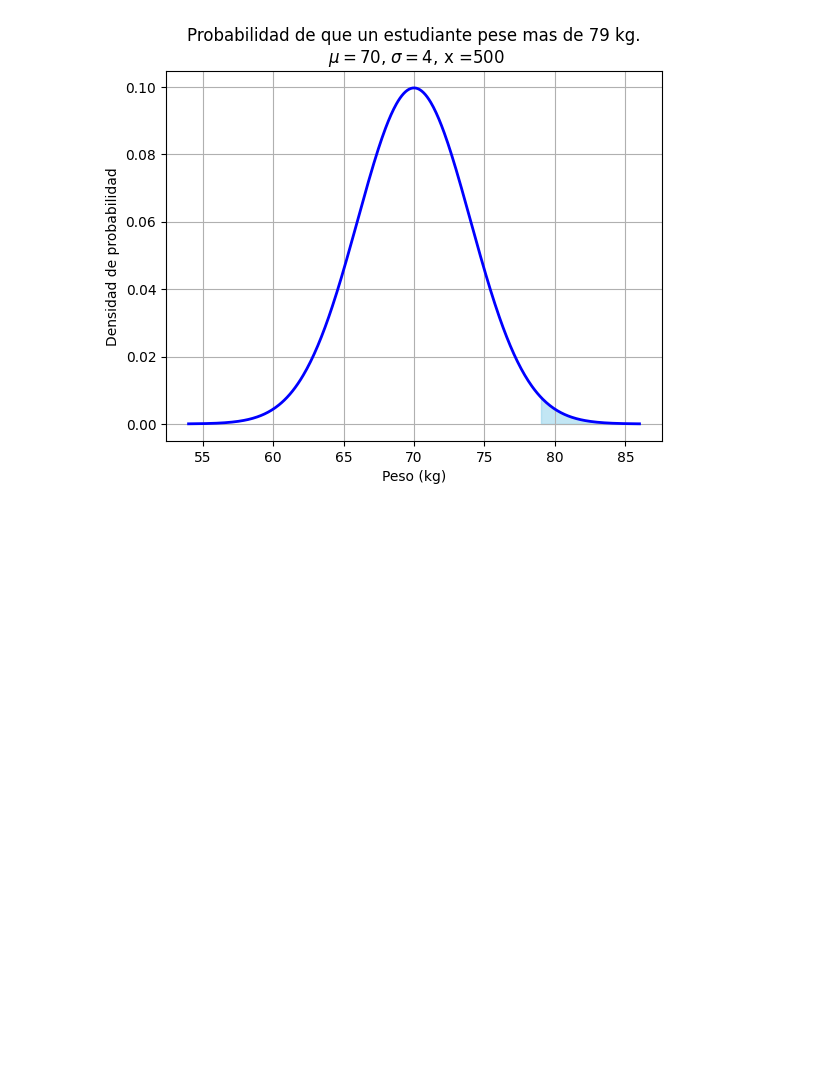
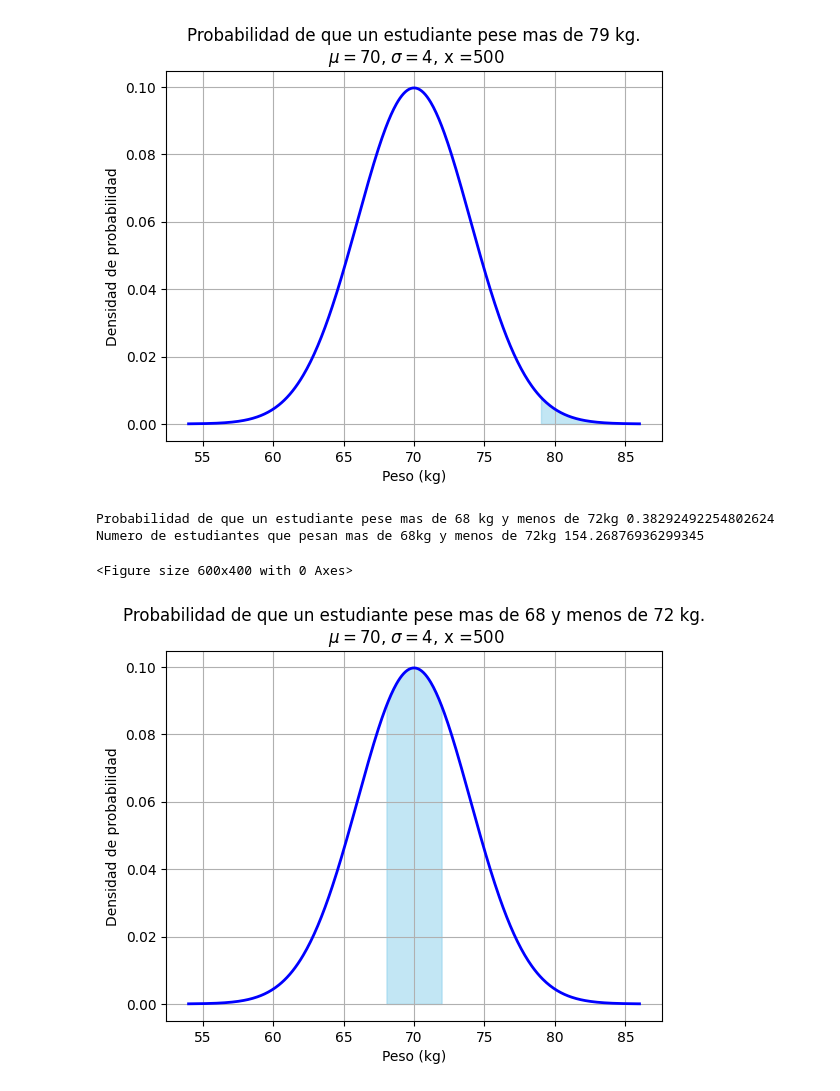
Before and after one commit to EdgarLiraV/Probabilidad-y-Estadistica, a Jupyter notebook: Unidad4/Practica1.ipynb, the cells around one changed output. Drawn from its saved outputs; the diff is of its cells as text; code cells hidden in the pictures; blank space fills up the shorter version.

```diff
--- a/Unidad4/Practica1.ipynb
+++ b/Unidad4/Practica1.ipynb
@@ -160,3 +160,35 @@ plt.grid(True)
 plt.show()
 # %% [output]
 [figure]
+# %%
+plt.figure(figsize=(6, 4))
+media = 70
+desv_std = 4
+total_estudiantes = 500
+peso_limite = 68
+peso_limite2 = 72
+prob_mas_68kg = norm.cdf(peso_limite, media, desv_std)
+prob_menos_79kg = norm.cdf(peso_limite, media, desv_std)
+prob_mas_79kg = 1 - prob_menos_79kg
+prob_medio = prob_menos_72kg - prob_mas_68kg
+estudiantes_mas_79kg = total_estudiantes * prob_mas_79kg
+estudiantes_mas_68kg = total_estudiantes * prob_mas_68kg
+edstudiantes_medio = estudiantes_mas_79kg - estudiantes_mas_68kg
+print("Probabilidad de que un estudiante pese mas de 68 kg y menos de 72kg", prob_medio)
+print("Numero de estudiantes que pesan mas de 68kg y menos de 72kg", estudiantes_mas_68kg)
+# %% [output]
+Probabilidad de que un estudiante pese mas de 68 kg y menos de 72kg 0.38292492254802624
+Numero de estudiantes que pesan mas de 68kg y menos de 72kg 154.26876936299345
+<Figure size 600x400 with 0 Axes>
+# %%
+x = np.linspace(media - 4 * desv_std, media + 4 * desv_std, total_estudiantes)
+y = norm.pdf(x, media, desv_std)
+
+plt.plot(x, y, 'b', linewidth =2)
+plt.fill_between(x, y, where=(x >= peso_limite) & (x < peso_limite2), color='skyblue', alpha=0.5)
+plt.title('Probabilidad de que un estudiante pese mas de 68 y menos de 72 kg.\n $ \mu =70$, $\sigma=4$, x =500')
+plt.xlabel('Peso (kg)')
+plt.ylabel('Densidad de probabilidad')
+plt.grid(True)
+# %% [output]
+[figure, added]
```
Also changed, not shown: parts of 4 cells of this notebook.
